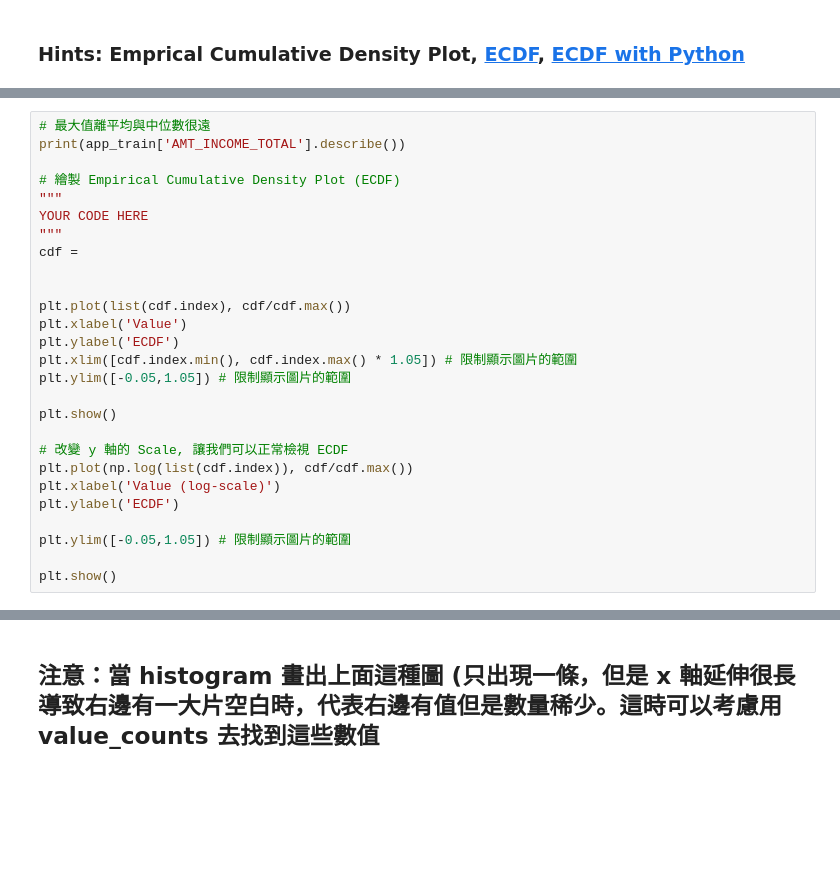
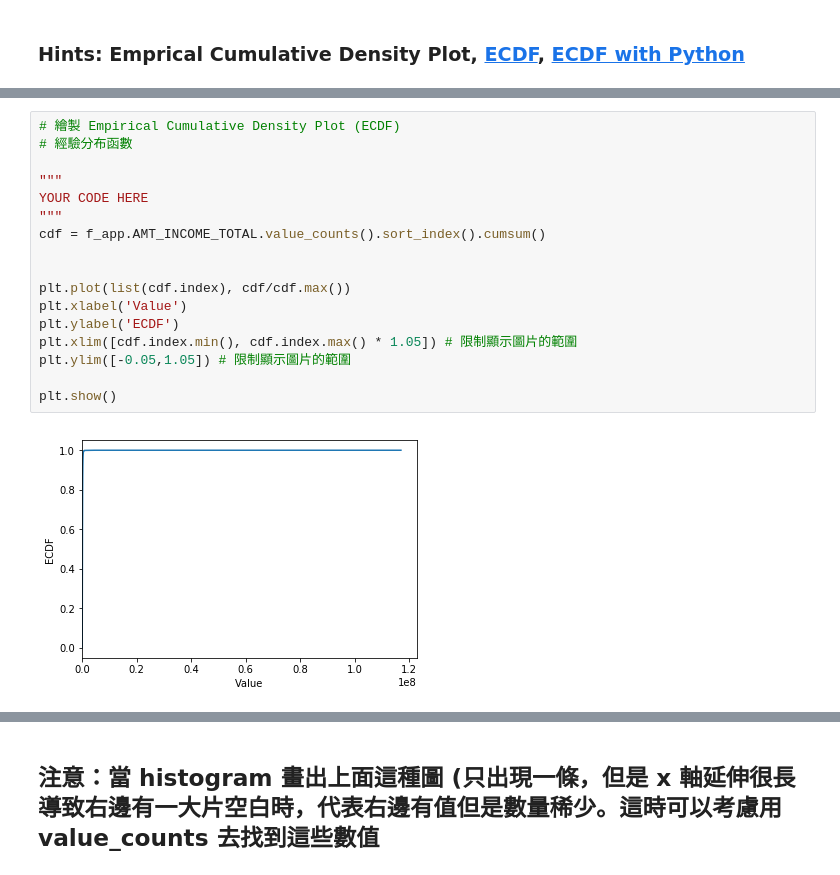
Before and after one commit to cccedith789/3rd-ML100Days, a Jupyter notebook: Day_009_HW-outlier.ipynb, the cells around one changed output, grey strips where cells are left out. Drawn from its saved outputs; the diff is of its cells as text; blank space fills up the shorter version.

```diff
--- a/Day_009_HW-outlier.ipynb
+++ b/Day_009_HW-outlier.ipynb
@@ -160,27 +139,19 @@ for col in numeric_columns:
 # %%
-# 最大值離平均與中位數很遠
-print(app_train['AMT_INCOME_TOTAL'].describe())
+# 繪製 Empirical Cumulative Density Plot (ECDF)
+# 經驗分布函數
 
-# 繪製 Empirical Cumulative Density Plot (ECDF)
 """
 YOUR CODE HERE
 """
-cdf =
+cdf = f_app.AMT_INCOME_TOTAL.value_counts().sort_index().cumsum()
 
 
 plt.plot(list(cdf.index), cdf/cdf.max())
 plt.xlabel('Value')
 plt.ylabel('ECDF')
 plt.xlim([cdf.index.min(), cdf.index.max() * 1.05]) # 限制顯示圖片的範圍
 plt.ylim([-0.05,1.05]) # 限制顯示圖片的範圍
 
 plt.show()
-
-# 改變 y 軸的 Scale, 讓我們可以正常檢視 ECDF
-plt.plot(np.log(list(cdf.index)), cdf/cdf.max())
-plt.xlabel('Value (log-scale)')
-plt.ylabel('ECDF')
-
-plt.ylim([-0.05,1.05]) # 限制顯示圖片的範圍
-
-plt.show()
+# %% [output]
+[figure, added]
```
Also changed, not shown: parts of 27 cells of this notebook.
